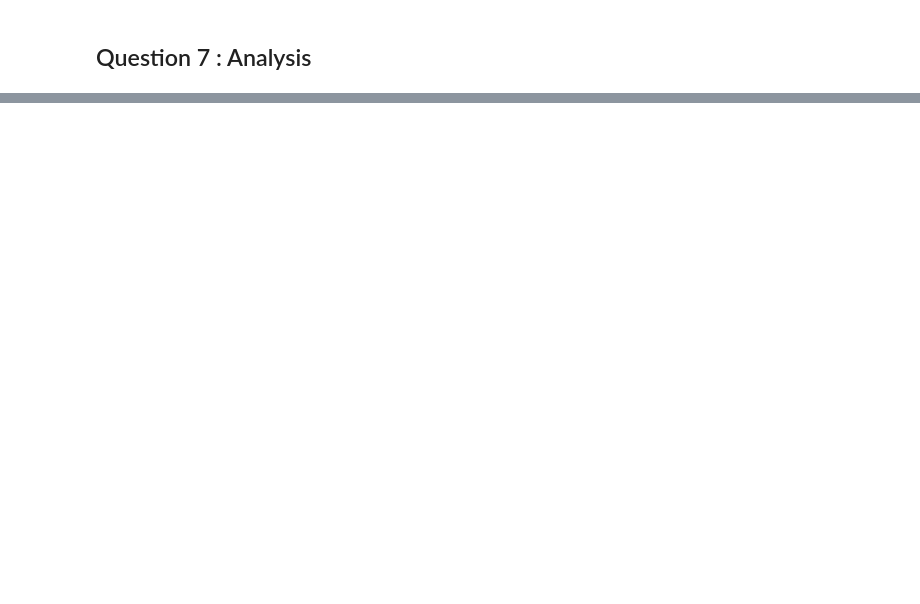
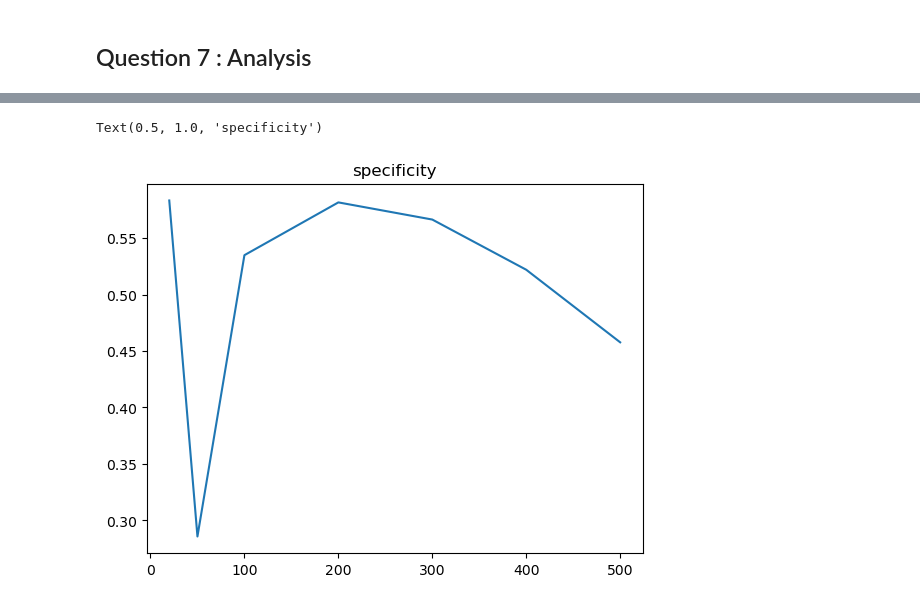
Before and after one commit to TheUndercover01/Probability---IT302, a Jupyter notebook: Lab-1/Ayush_DeshmukhLab1.ipynb, the cells around one changed output, grey strips where cells are left out. Saved outputs shown, nothing was run; the diff lists cells and outputs as text; code cells hidden in the pictures; blank space fills up the shorter version.

```diff
--- a/Lab-1/Ayush_DeshmukhLab1.ipynb
+++ b/Lab-1/Ayush_DeshmukhLab1.ipynb
@@ -231,0 +246,7 @@ record
+# %%
+plt.plot([20,50,100,200,300,400,500] , [record[20]['specificity'],record[50]['specificity'],record[100]['specificity'],record[200]['specificity'],record[300]['specificity'],record[400]['specificity'],
+                                       record[500]['specificity']])
+plt.title('specificity')
+# %% [output]
+Text(0.5, 1.0, 'specificity')
+[figure, added]
```
Also changed, not shown: parts of 23 cells of this notebook.
